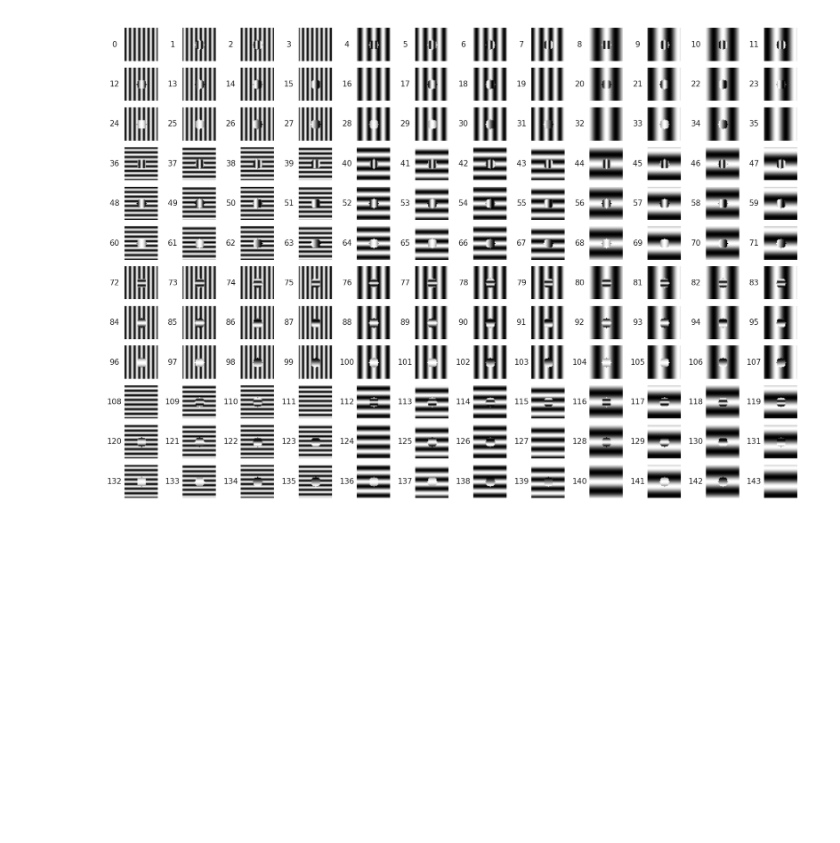
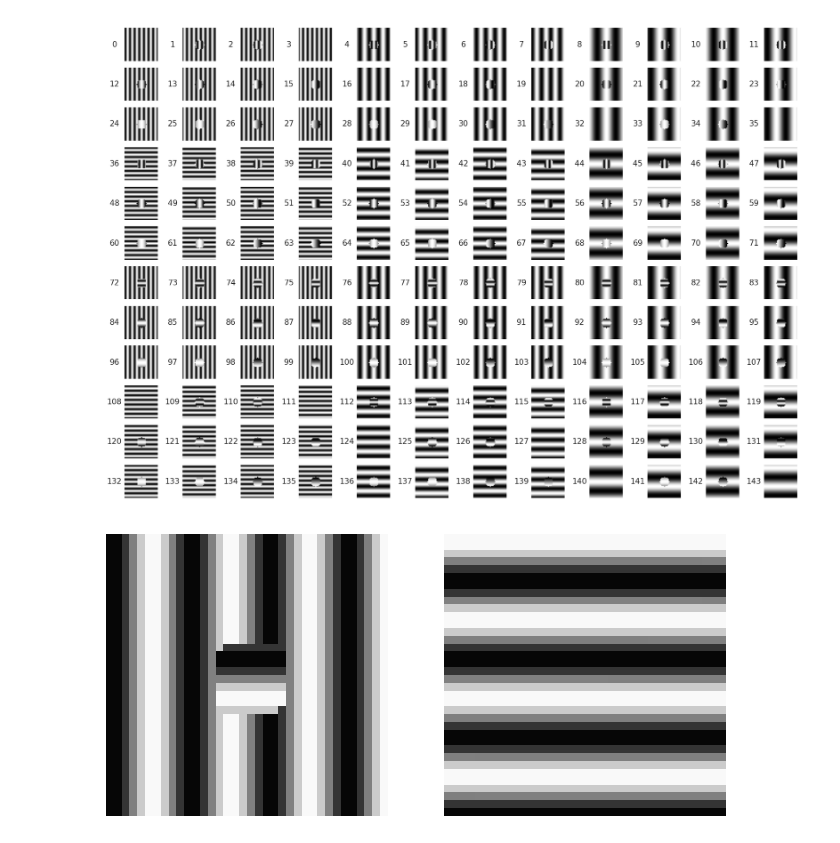
Before and after one commit to suhasshrinivasan/probabilistic-center-surround, a Jupyter notebook: natimg_model/cs_stimuli.ipynb, the cells around one changed output. Saved outputs shown, nothing was run; the diff lists cells and outputs as text; code cells hidden in the pictures; blank space fills up the shorter version.

```diff
--- a/natimg_model/cs_stimuli.ipynb
+++ b/natimg_model/cs_stimuli.ipynb
@@ -53,3 +53,31 @@ for i, ax in enumerate(axs.flatten()):
     ax.axis("off")
 # %% [output]
 [figure]
+# %%
+center_surround_params = {
+    "canvas_size": [36, 36],
+    "spatial_frequencies_center": [1/10],
+    "spatial_frequencies_surround": [1/10],
+    "phases_center": [np.pi/2],
+    "phases_surround": [np.pi/2],
+    "grey_levels": [0.0],
+    "orientations_center": [np.pi/2],
+    "orientations_surround": [0., np.pi/2],
+    "locations": [[18, 18]],
+    "sizes_total": [36],
+    "sizes_center": [20/4/36],
+    "sizes_surround": [20/4/36],
+    "contrasts_center": [1.0],
+    "contrasts_surround": [1.0],
+}
+
+center_surround_gabors = CenterSurround(**center_surround_params)
+fig, axs = plt.subplots(2, 2, dpi=100)
+for i, ax in enumerate(axs.flatten()):
+    if i < center_surround_gabors.images().shape[0]:
+        ax.imshow(center_surround_gabors.images()[i], cmap="gray", vmin=-1, vmax=1)
+        # write the label on the left side of the subplot
+        # ax.text(-0.3, 0.5, f"{i}", size=5, ha="center", va="center", transform=ax.transAxes)
+    ax.axis("off")
+# %% [output]
+[figure, added]
```
Also changed, not shown: 12 other files.
